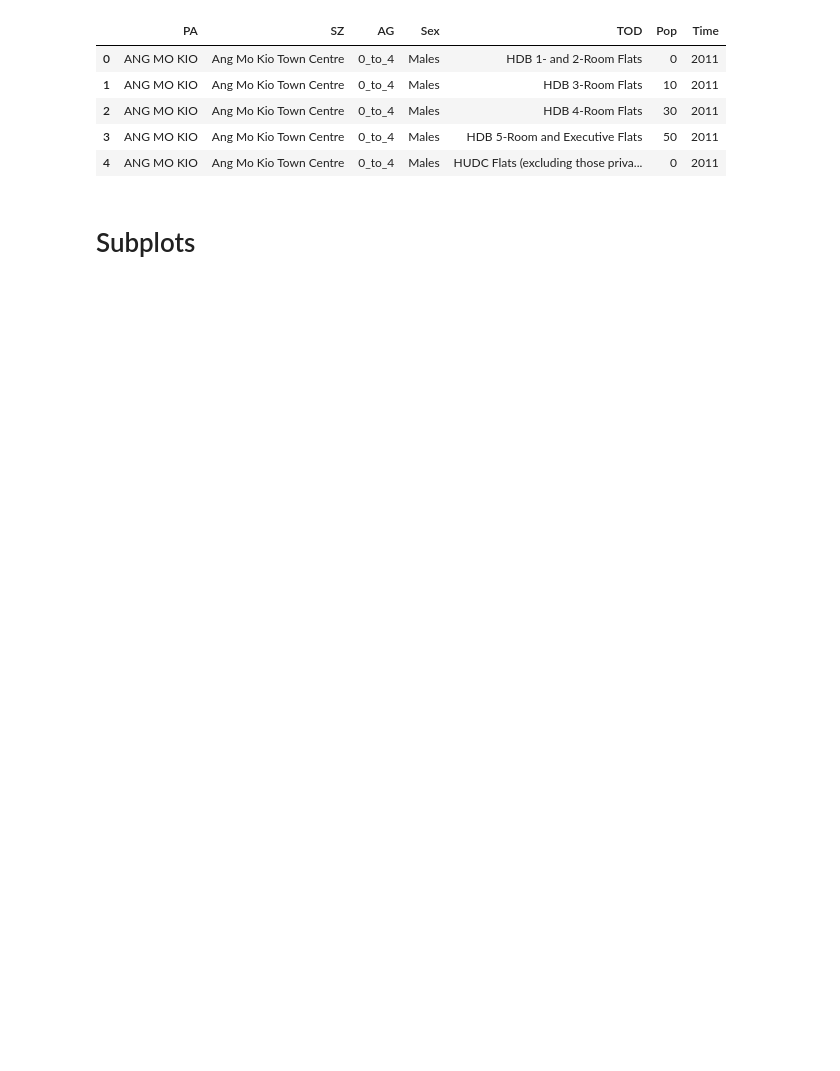
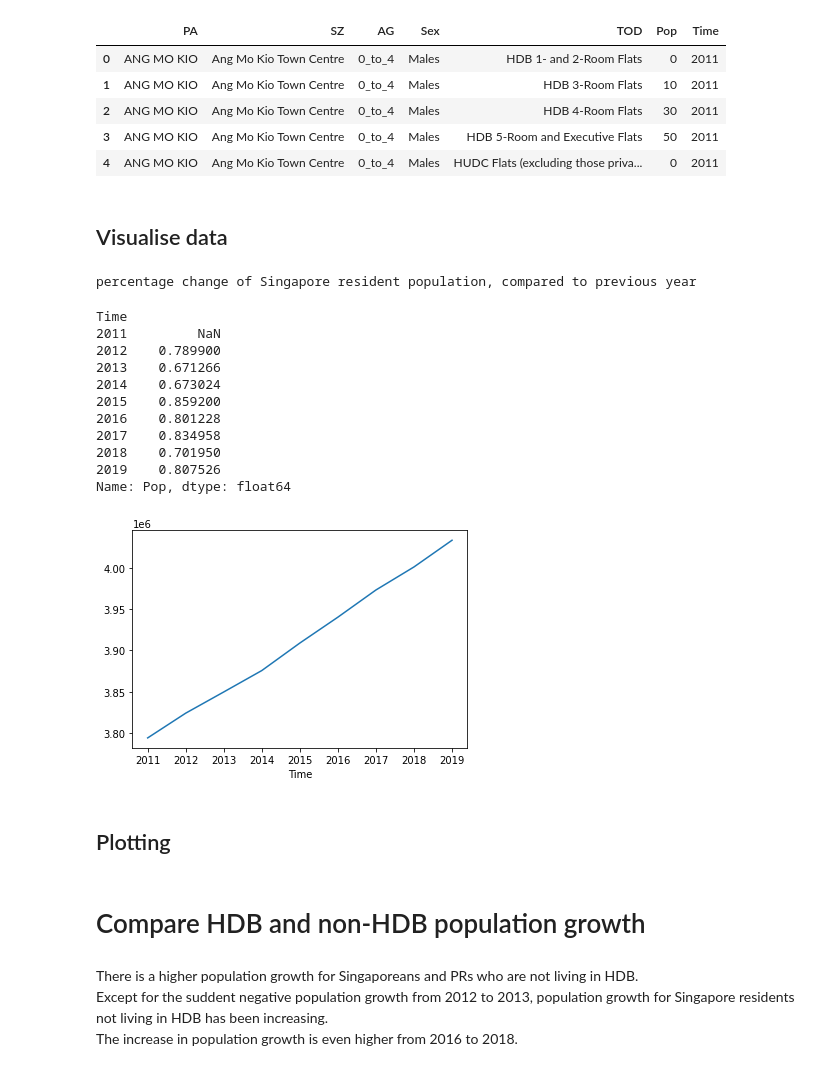
Before and after one commit to lingjie00/Singapore-population-map, a Jupyter notebook: Singapore population.ipynb, the cells around one changed output. Cells and saved outputs as stored; diff of their text form; code cells hidden in the pictures; blank space fills up the shorter version.

```diff
--- a/Singapore population.ipynb
+++ b/Singapore population.ipynb
@@ -113,5 +316,28 @@ sg_pop.head()
 | 2 | ANG MO KIO | Ang Mo Kio Town Centre | 0_to_4 | Males | HDB 4-Room Flats | 30 | 2011 |
 | 3 | ANG MO KIO | Ang Mo Kio Town Centre | 0_to_4 | Males | HDB 5-Room and Executive Flats | 50 | 2011 |
 | 4 | ANG MO KIO | Ang Mo Kio Town Centre | 0_to_4 | Males | HUDC Flats (excluding those priva... | 0 | 2011 |
+# %% [markdown]
+## Visualise data
+# %%
+sg_pop.groupby('Time')['Pop'].sum().plot()
+
+print('percentage change of Singapore resident population, compared to previous year')
+sg_pop.groupby('Time')['Pop'].sum().pct_change()*100
+# %% [output]
+percentage change of Singapore resident population, compared to previous year
+Time
+2011         NaN
+2012    0.789900
+2013    0.671266
+2014    0.673024
+2015    0.859200
+2016    0.801228
+2017    0.834958
+2018    0.701950
+2019    0.807526
+Name: Pop, dtype: float64
+[figure, added]
+# %% [markdown]
+## Plotting
 # %%
 pop_fig = px.choropleth_mapbox(sg_pop[['Time','PA','Pop']].groupby(['PA','Time']).sum().reset_index(),
@@ -125,2 +349,0 @@ pop_fig.write_html('output/pop_fig.html')
-# %% [markdown]
-# Subplots
@@ -136,0 +358,6 @@ fig.write_html('output/fig.html')
+# %% [markdown]
+# Compare HDB and non-HDB population growth
+# %% [markdown]
+There is a higher population growth for Singaporeans and PRs who are not living in HDB.\
+Except for the suddent negative population growth from 2012 to 2013, population growth for Singapore residents not living in HDB has been increasing.\
+The increase in population growth is even higher from 2016 to 2018.
```
Also changed, not shown: parts of 56 cells of this notebook, 3 other files.
